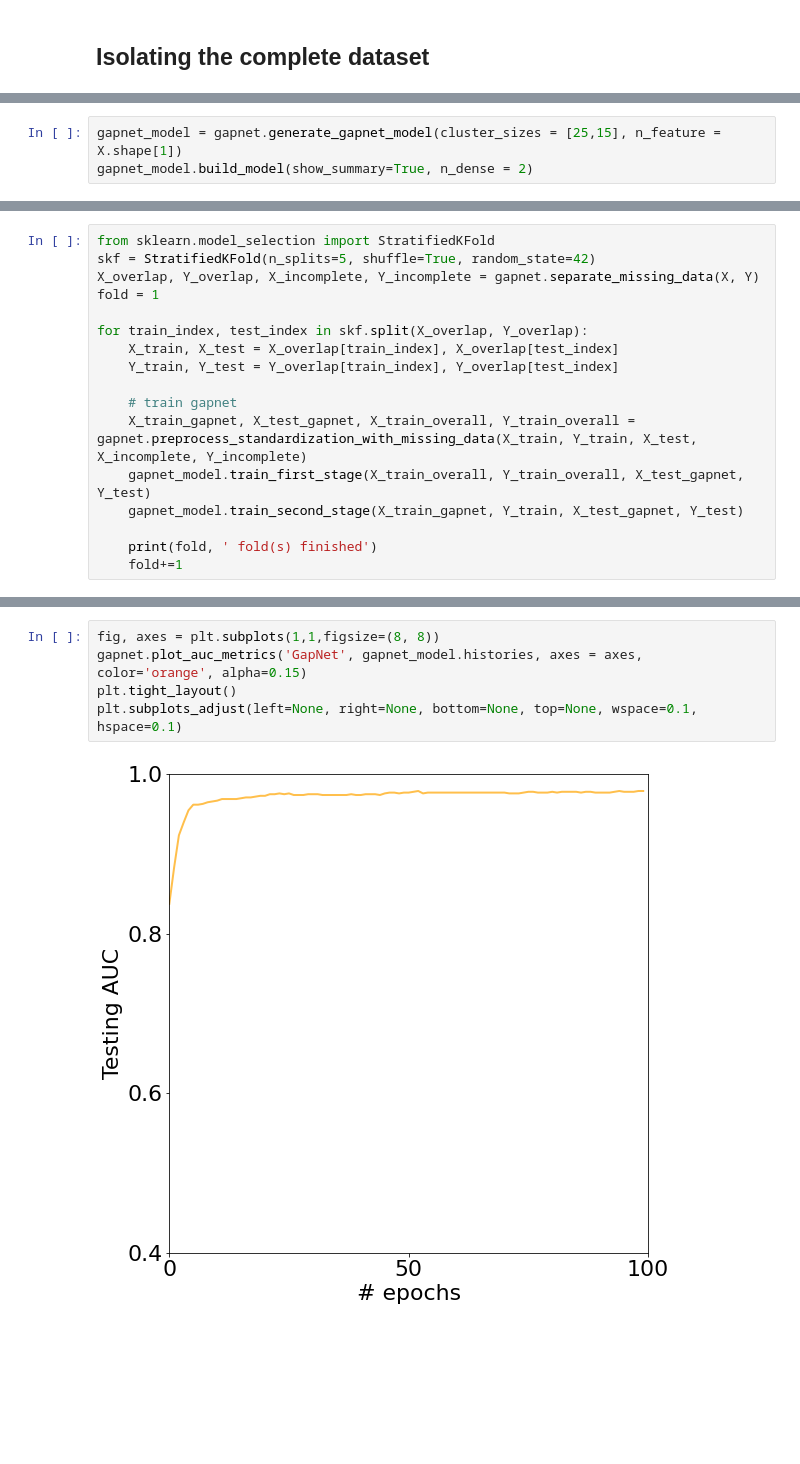
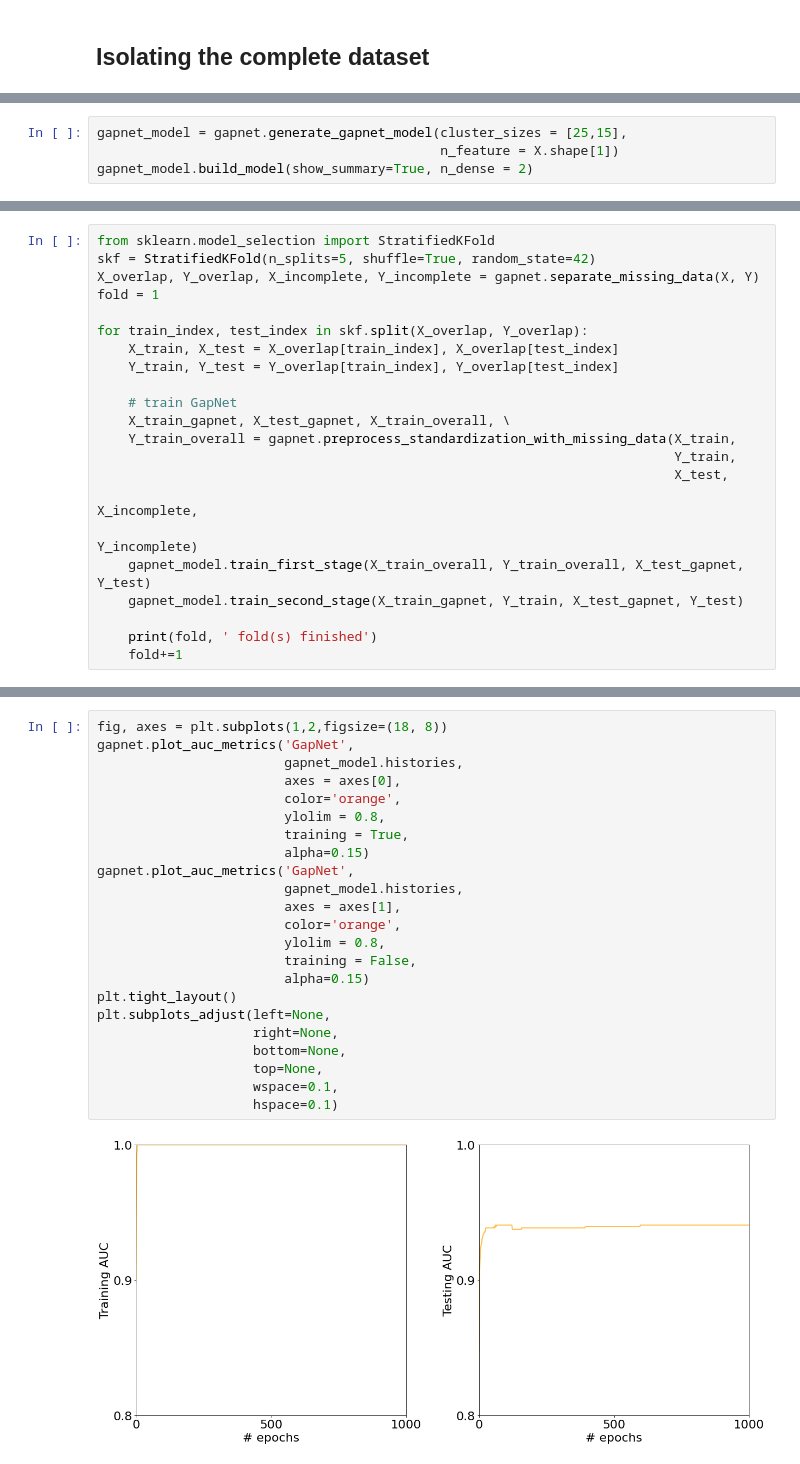
Before and after one commit to softmatterlab/GapNet, a Jupyter notebook: gapnet_tutorial.ipynb, the cells around one changed output, grey strips where cells are left out. Drawn from its saved outputs; the diff is of its cells as text; blank space fills up the shorter version.

```diff
--- a/gapnet_tutorial.ipynb
+++ b/gapnet_tutorial.ipynb
@@ -89,7 +90,8 @@ At this point, the gapnet is ready to be trained over the two stages, using the
 *gapnet_model.train_first_stage(X_train, y_train, X_val, y_val)*
 *gapnet_model.train_second_stage(X_train, y_train, X_val, y_val)*
 # %%
-gapnet_model = gapnet.generate_gapnet_model(cluster_sizes = [25,15], n_feature = X.shape[1])
+gapnet_model = gapnet.generate_gapnet_model(cluster_sizes = [25,15],
+                                            n_feature = X.shape[1])
 gapnet_model.build_model(show_summary=True, n_dense = 2)
 # %% [output]
 Generating the 1 neural network model ...
@@ -123,8 +125,13 @@ for train_index, test_index in skf.split(X_overlap, Y_overlap):
     X_train, X_test = X_overlap[train_index], X_overlap[test_index]
     Y_train, Y_test = Y_overlap[train_index], Y_overlap[test_index]
 
-    # train gapnet
-    X_train_gapnet, X_test_gapnet, X_train_overall, Y_train_overall = gapnet.preprocess_standardization_with_missing_data(X_train, Y_train, X_test, X_incomplete, Y_incomplete)
+    # train GapNet
+    X_train_gapnet, X_test_gapnet, X_train_overall, \
+    Y_train_overall = gapnet.preprocess_standardization_with_missing_data(X_train,
+                                                                          Y_train,
+                                                                          X_test,
+                                                                          X_incomplete,
+                                                                          Y_incomplete)
     gapnet_model.train_first_stage(X_train_overall, Y_train_overall, X_test_gapnet, Y_test)
     gapnet_model.train_second_stage(X_train_gapnet, Y_train, X_test_gapnet, Y_test)
 
@@ -165,8 +172,26 @@ After training the gapnet, it is possible to show the results by plotting the RO
 # %%
-fig, axes = plt.subplots(1,1,figsize=(8, 8))
-gapnet.plot_auc_metrics('GapNet', gapnet_model.histories, axes = axes, color='orange', alpha=0.15)
+fig, axes = plt.subplots(1,2,figsize=(18, 8))
+gapnet.plot_auc_metrics('GapNet',
+                        gapnet_model.histories,
+                        axes = axes[0],
+                        color='orange',
+                        ylolim = 0.8,
+                        training = True,
+                        alpha=0.15)
+gapnet.plot_auc_metrics('GapNet',
+                        gapnet_model.histories,
+                        axes = axes[1],
+                        color='orange',
+                        ylolim = 0.8,
+                        training = False,
+                        alpha=0.15)
 plt.tight_layout()
-plt.subplots_adjust(left=None, right=None, bottom=None, top=None, wspace=0.1, hspace=0.1)
+plt.subplots_adjust(left=None,
+                    right=None,
+                    bottom=None,
+                    top=None,
+                    wspace=0.1,
+                    hspace=0.1)
 # %% [output]
-[figure, old version]
+[figure, new version]
 # %%
```
Also changed, not shown: parts of 12 cells of this notebook.
